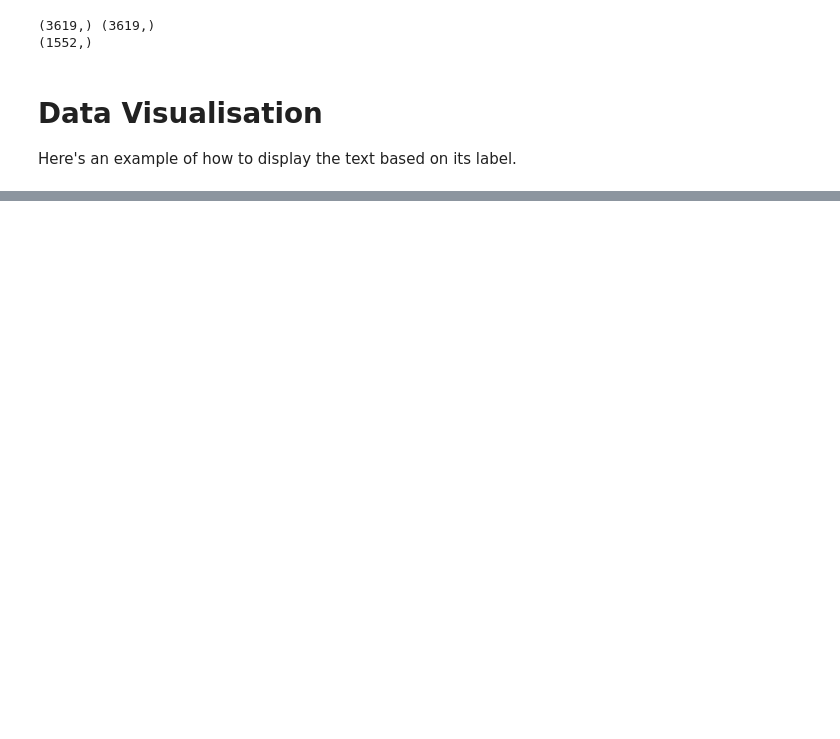
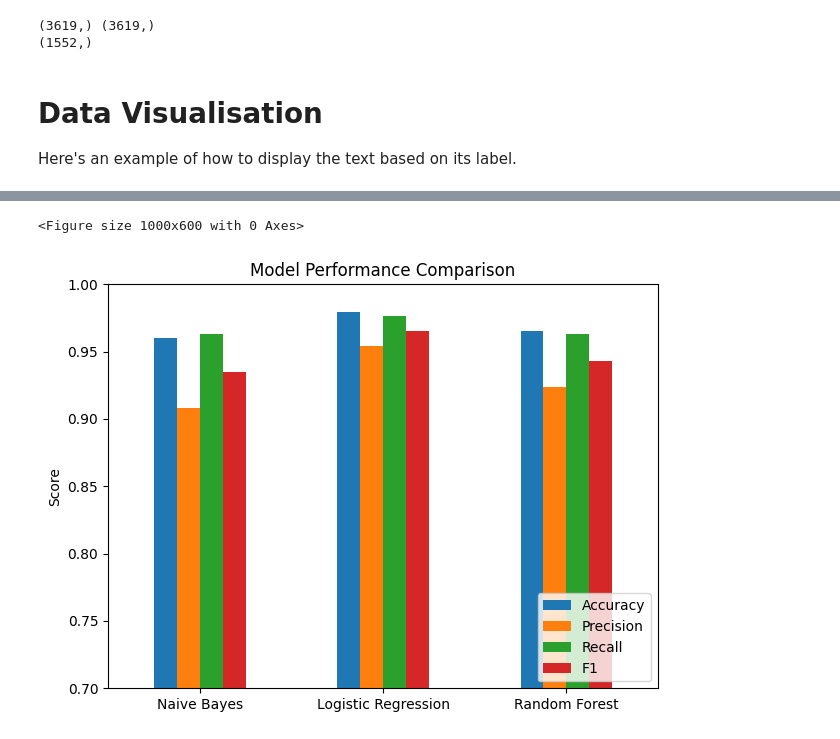
Before and after one commit to serendipity343/Machine-learning, a Jupyter notebook: task1.ipynb, the cells around one changed output, grey strips where cells are left out. Saved outputs shown, nothing was run; the diff lists cells and outputs as text; code cells hidden in the pictures; blank space fills up the shorter version.

```diff
--- a/task1.ipynb
+++ b/task1.ipynb
@@ -109,5 +106,0 @@ X_test = vectorizer.transform(test_text)
-# %%
-# Step 6: Train the Model
-from sklearn.linear_model import LogisticRegression
-model = LogisticRegression()
-model.fit(X_train, train_labels)
@@ -237,0 +107,10 @@ is not spam!
+# %%
+# Define the models: Naive Bayes, Logistic Regression, Random Forest
+models = {
+    "Naive Bayes": MultinomialNB(),
+    "Logistic Regression": LogisticRegression(max_iter=1000),
+    "Random Forest": RandomForestClassifier(n_estimators=100, random_state=42, n_jobs=-1)
+}
+
+results = {}
+predictions = {}
@@ -237,0 +163,65 @@ is not spam!
+# %%
+# 1. Performance Metrics Comparison Bar Chart
+plt.figure(figsize=(10, 6))
+metrics_df.plot(kind='bar', rot=0)
+plt.title("Model Performance Comparison")
+plt.ylabel("Score")
+plt.ylim(0.7, 1.0)
+plt.legend(loc='lower right')
+plt.tight_layout()
+plt.show()
+
+# 2. Confusion Matrix Visualization
+plt.figure(figsize=(15, 5))
+for i, (name, preds) in enumerate(predictions.items(), 1):
+    plt.subplot(1, 3, i)
+
+    # Calculate confusion matrix
+    cm = confusion_matrix(val_labels, preds)
+
+    # Create heatmap visualization of confusion matrix
+    sns.heatmap(cm,
+                annot=True,
+                fmt='d',
+                cmap='Blues',
+                xticklabels=['Not Spam', 'Spam'],
+                yticklabels=['Not Spam', 'Spam'])
+
+    plt.title(f"{name} Confusion Matrix")
+    plt.xlabel("Predicted")
+    plt.ylabel("Actual")
+
+plt.tight_layout()
+plt.show()
+
+# 3. ROC Curve Comparison (for models that support probability predictions)
+plt.figure(figsize=(8, 6))
+for name, model in models.items():
+    if hasattr(model, "predict_proba"):
+        # Get predicted probabilities for positive class (spam)
+        probs = model.predict_proba(X_val)[:, 1]
+
+        # Calculate ROC curve metrics
+        fpr, tpr, _ = roc_curve(val_labels, probs)
+        roc_auc = auc(fpr, tpr)  # Calculate AUC score
+
+        # Plot ROC curve with AUC in label
+        plt.plot(fpr, tpr, label=f'{name} (AUC = {roc_auc:.2f})')
+
+# Add diagonal reference line (random classifier performance)
+plt.plot([0, 1], [0, 1], 'k--')
+
+# Set axis limits
+plt.xlim([0.0, 1.0])
+plt.ylim([0.0, 1.05])
+
+# Add labels and title
+plt.xlabel('False Positive Rate')
+plt.ylabel('True Positive Rate')
+plt.title('ROC Curve Comparison')
+
+plt.legend(loc='lower right')
+plt.show()
+# %% [output]
+<Figure size 1000x600 with 0 Axes>
+[figure, added]
```
Also changed, not shown: parts of 26 cells of this notebook.
